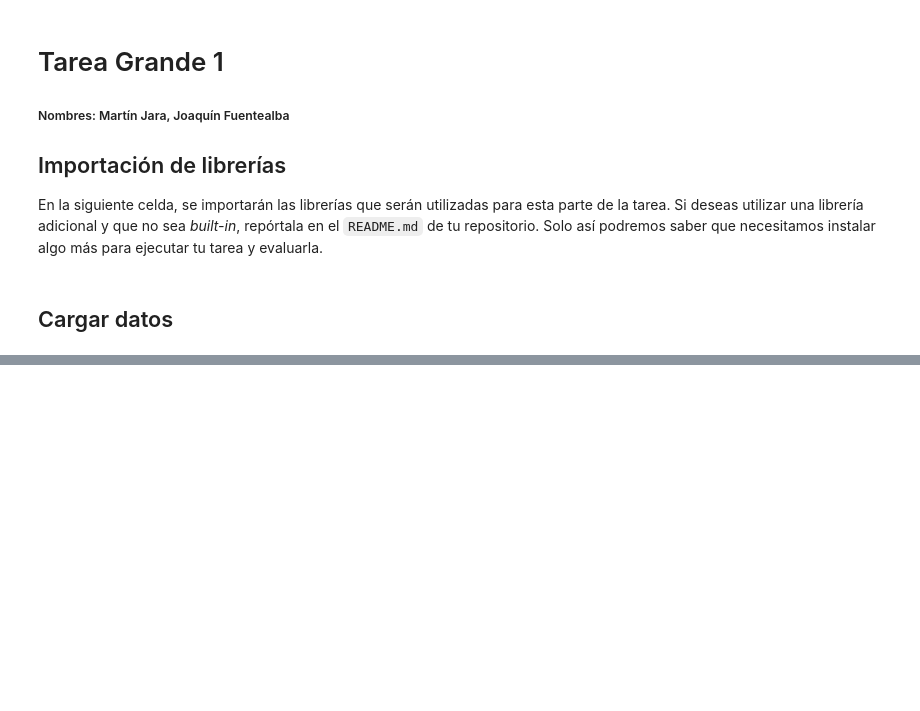
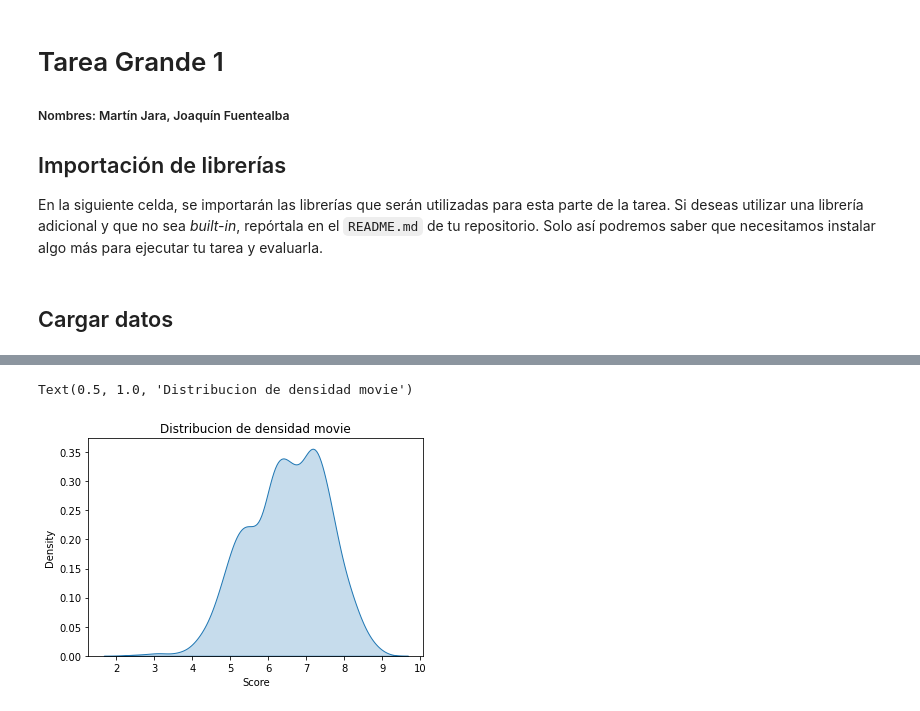
Before and after one commit to martinjaraf/supertarea, a Jupyter notebook: parte_1/Parte_1.ipynb, the cells around one changed output, grey strips where cells are left out. Saved outputs shown, nothing was run; the diff lists cells and outputs as text; code cells hidden in the pictures; blank space fills up the shorter version.

```diff
--- a/parte_1/Parte_1.ipynb
+++ b/parte_1/Parte_1.ipynb
@@ -19,0 +54,5 @@ SyntaxError: unexpected character after line continuation character (<ipython-in
+# %%
+sns.kdeplot(data=scores_animes_movie, shade=True).set_title('Distribucion de densidad movie')
+# %% [output]
+Text(0.5, 1.0, 'Distribucion de densidad movie')
+[figure, added]
```
Also changed, not shown: parts of 19 cells of this notebook, 1 other file.
